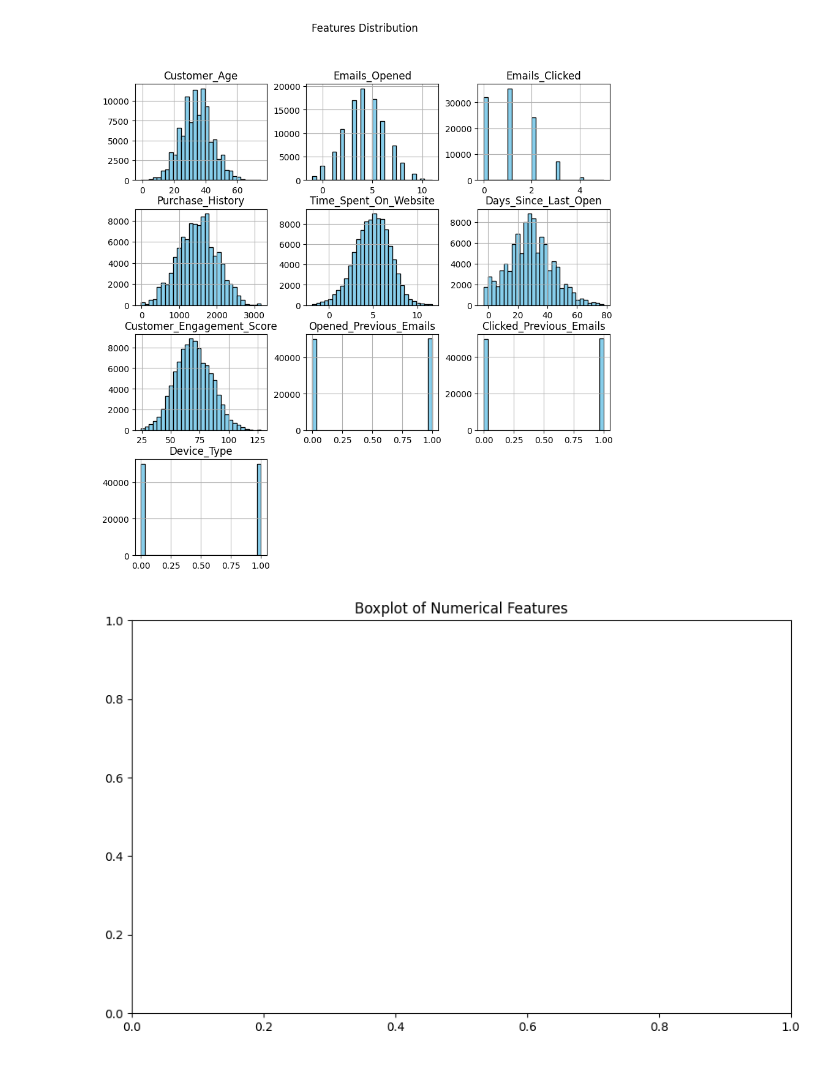
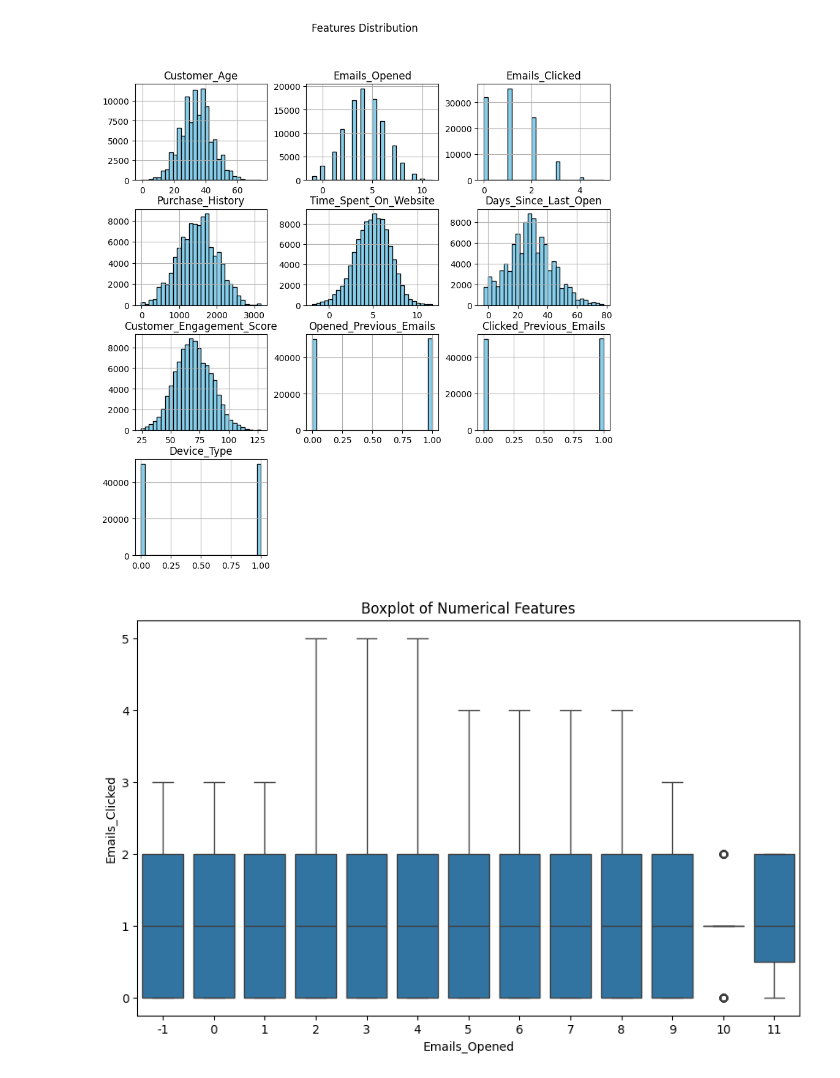
Before and after one commit to Sudharshansirikonda/Machine-learning-., a Jupyter notebook: Email_Marketing_Campaign_Project.ipynb, the cells around one changed output. Saved outputs shown, nothing was run; the diff lists cells and outputs as text; code cells hidden in the pictures.

```diff
--- a/Email_Marketing_Campaign_Project.ipynb
+++ b/Email_Marketing_Campaign_Project.ipynb
@@ -145,11 +147,11 @@ plt.show()
 [figure]
 # %%
 plt.figure(figsize=(10, 6))
-sns.boxplot(df=df[["Customer_Age", "Emails_Opened", "Emails_Clicked", "Purchase_History"]])
+sns.boxplot(x=df["Emails_Opened"], y=df["Emails_Clicked"])
 plt.title("Boxplot of Numerical Features")
 plt.show()
 # %% [output]
-[figure, old version]
+[figure, new version]
 # %%
 X = df.drop(columns=["Opened_Previous_Emails"])
 y = df["Opened_Previous_Emails"]
```
Also changed, not shown: parts of 9 cells of this notebook.
